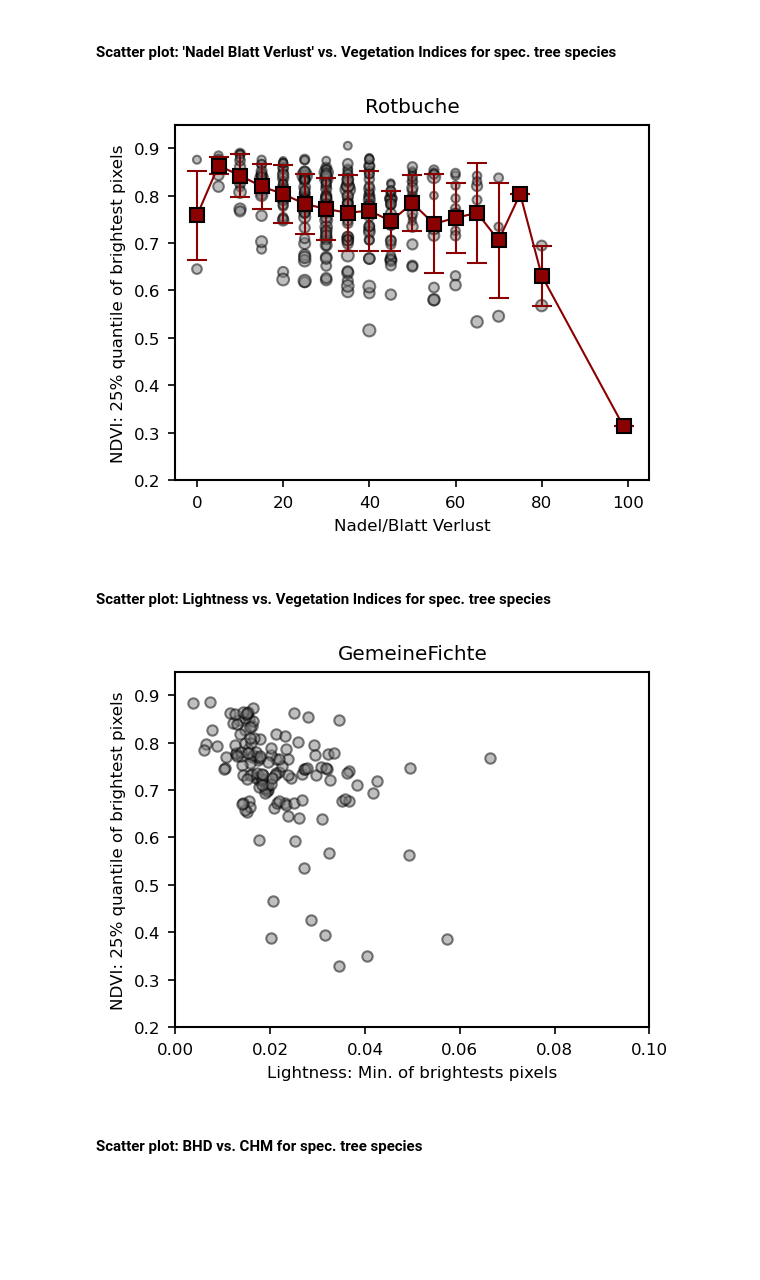
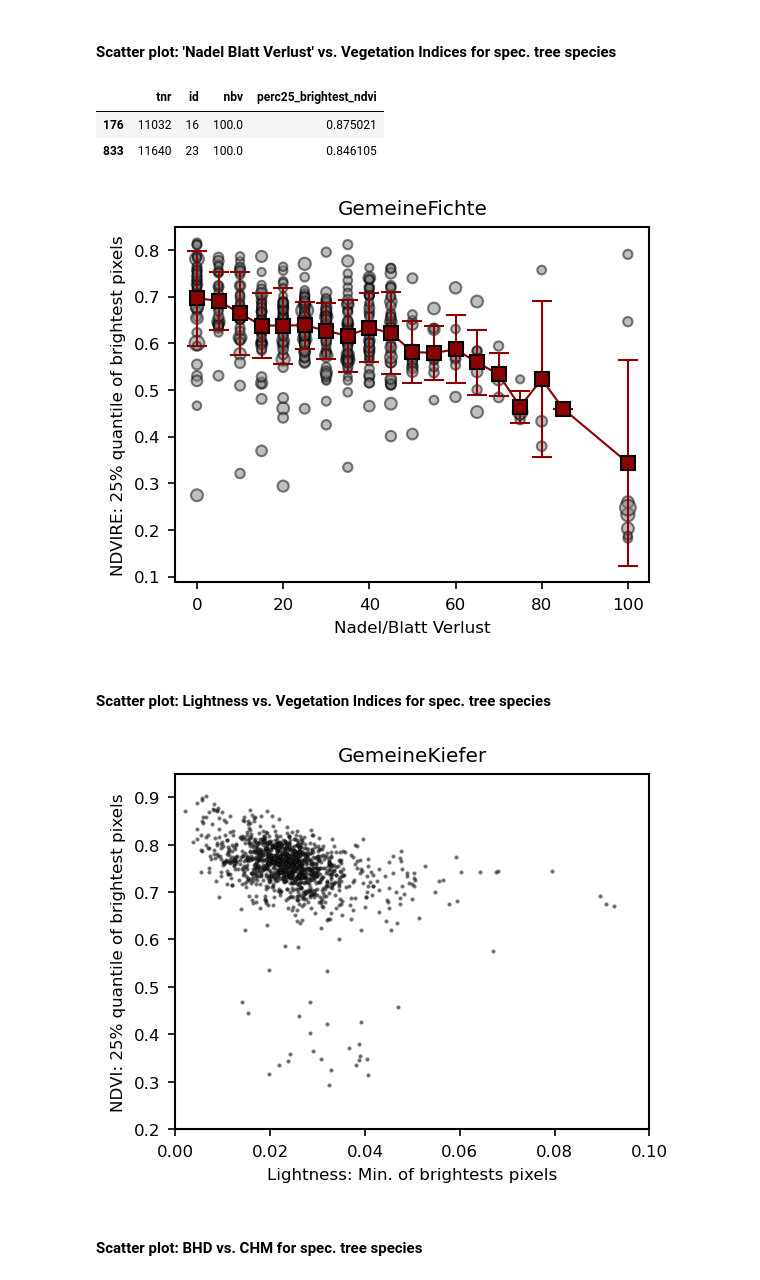
Before and after one commit to FlorianStehr/findatree, a Jupyter notebook: scripts/compare/features_terrestrial_vs_photometric.ipynb, the cells around one changed output. Drawn from its saved outputs; the diff is of its cells as text; code cells hidden in the pictures; blank space fills up the shorter version.

```diff
--- a/scripts/compare/features_terrestrial_vs_photometric.ipynb
+++ b/scripts/compare/features_terrestrial_vs_photometric.ipynb
@@ -136,27 +131,29 @@ id | name                     | count
 mapper = descriptions.species_id_to_name()
 
 ############### Define a query string to filter all features
-query_str = 'ba >= 0' # Select all tree species
+# query_str = 'ba >= 0' # Select all tree species
 
-# ba_ids = [134] # Select 'Gemeine Kiefer'
-# ba_ids = [118] # Select 'Gemeine Fichte'
-ba_ids = [20] # Select 'Rotbuche'
+ba_ids = [134] # Select 'Gemeine Kiefer'
+ba_ids = [118] # Select 'Gemeine Fichte'
+# ba_ids = [20] # Select 'Rotbuche'
 # ba_ids = [100] # Select 'Weißtanne'
 
 
 query_str = 'ba in @ba_ids' # Query for tree species
-query_str += ' and min_brightest_light > 1e-2' # Select all with min value of brightest px above fixed threshold
+query_str += ' and min_brightest_light > 1.5e-2' # Select all with min value of brightest px above fixed threshold
 query_str += ' and kkl in [1,2]'
+query_str += ' and n_px_brightest > 10'
 
 ############### Which feature to plot
 name_x = ('nbv', r'Nadel/Blatt Verlust')
 # name_x = ('sst', r'Schadstufe')
-# name_x = ('sst', r'Ver')
+# name_x = ('perc25_brightest_ndvi', r'NDVI: 25% quantile of brightest pixels')
 
 # name_y = ('median_ndvi', r'NDVI: Median of all pixels')
-name_y = ('perc25_brightest_ndvi', r'NDVI: 25% quantile of brightest pixels')
-# name_y = ('perc25_brightest_ndvire', r'NDVIRE: 25% quantile of brightest pixels')
+# name_y = ('perc25_brightest_ndvi', r'NDVI: 25% quantile of brightest pixels')
+name_y = ('perc25_brightest_ndvire', r'NDVIRE: 25% quantile of brightest pixels')
 # name_y = ('perc25_brightest_ndre', r'NDRE: 25% quantile of brightest pixels')
+# name_y = ('perc25_brightest_grvi', r'GRVI: 25% quantile of brightest pixels')
 
 ############### Some plotting specs
 xlim = [-5, 105] # For nbv
@@ -187,37 +184,40 @@ _ = ax.scatter(
     fc='grey',
     ec='k',
     alpha=0.5,
     )
 
 # Errorbar plot for uniqe x values and respective y means
 x_unique = np.unique(x)
 y_unique = np.array([np.nanmean(y[np.where(x == xu)[0]]) for xu in x_unique])
 y_unique_err = np.array([np.nanstd(y[np.where(x == xu)[0]]) for xu in x_unique])
 
 _ = ax.errorbar(
     x_unique,
     y_unique,
     y_unique_err,
     fmt='-s',
     ms=7,
     color='darkred',
     mec='k',
     mfc='darkred',
     capsize=5,
     )
 
 
 ax.set_title(title_str)
 _ = ax.set_xlabel(name_x[1])
 _ = ax.set_ylabel(name_y[1])
-_ = ax.set_xlim(xlim)
-_ = ax.set_ylim(ylim)
+# _ = ax.set_xlim(xlim)
+# _ = ax.set_ylim(ylim)
 
 # plt.savefig(os.path.join(save_dir, save_name), transparent=True)
 
-# df.query('nbv > 75 and perc25_brightest_ndvi > 0.8 and ba == 118')[['tnr', 'id', 'nbv', 'perc25_brightest_ndvi']]
+df.query('nbv > 90 and perc25_brightest_ndvi > 0.8 and ba == 118')[['tnr', 'id', 'nbv', 'perc25_brightest_ndvi']]
 # %% [output]
+|  | tnr | id | nbv | perc25_brightest_ndvi |
+| 176 | 11032 | 16 | 100.0 | 0.875021 |
+| 833 | 11640 | 23 | 100.0 | 0.846105 |
-[figure, old version]
+[figure, new version]
 # %% [markdown]
 #### Scatter plot: Lightness vs. Vegetation Indices for spec. tree species
 # %%
@@ -228,9 +228,11 @@ mapper = descriptions.species_id_to_name()
 query_str = 'ba >= 0' # Select all tree species
 
 ba_ids = [134] # Select 'Gemeine Kiefer'
-ba_ids = [118] # Select 'Gemeine Fichte'
+# ba_ids = [118] # Select 'Gemeine Fichte'
 
 query_str = 'ba in @ba_ids' # Query for tree species
+query_str += ' and kkl in [1,2]'
+query_str += ' and n_px_brightest > 10'
 
 ############### Which feature to plot
 name_x = ('min_brightest_light', r'Lightness: Min. of brightests pixels')
@@ -259,6 +261,7 @@ ax = f.add_subplot(111)
 _ = ax.scatter(
     x,
     y,
+    s=1,
     fc='grey',
     ec='k',
     alpha=0.5,
@@ -272,7 +275,7 @@ _ = ax.set_ylim(ylim)
 
 # plt.savefig(os.path.join(save_dir, save_name), transparent=True)
 # %% [output]
-[figure, old version]
+[figure, new version]
 # %% [markdown]
 #### Scatter plot: BHD vs. CHM for spec. tree species
 # %%
```
Also changed, not shown: parts of 4 cells of this notebook, 3 other files.
